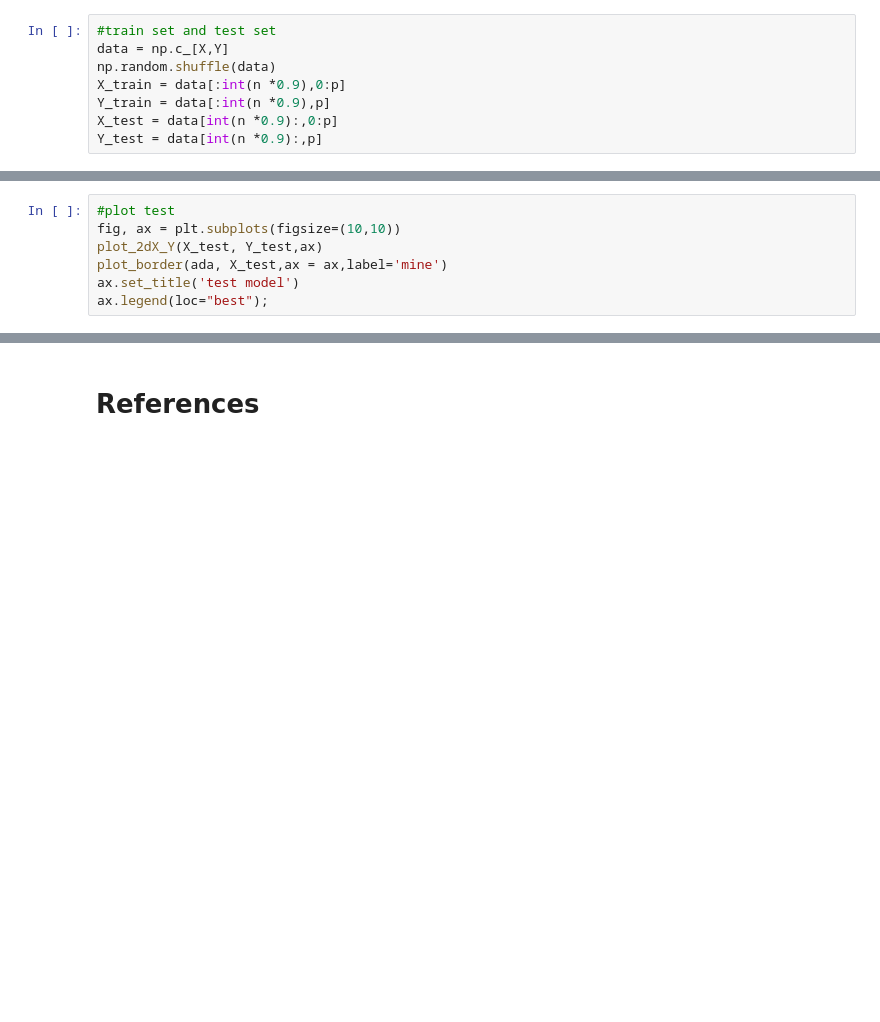
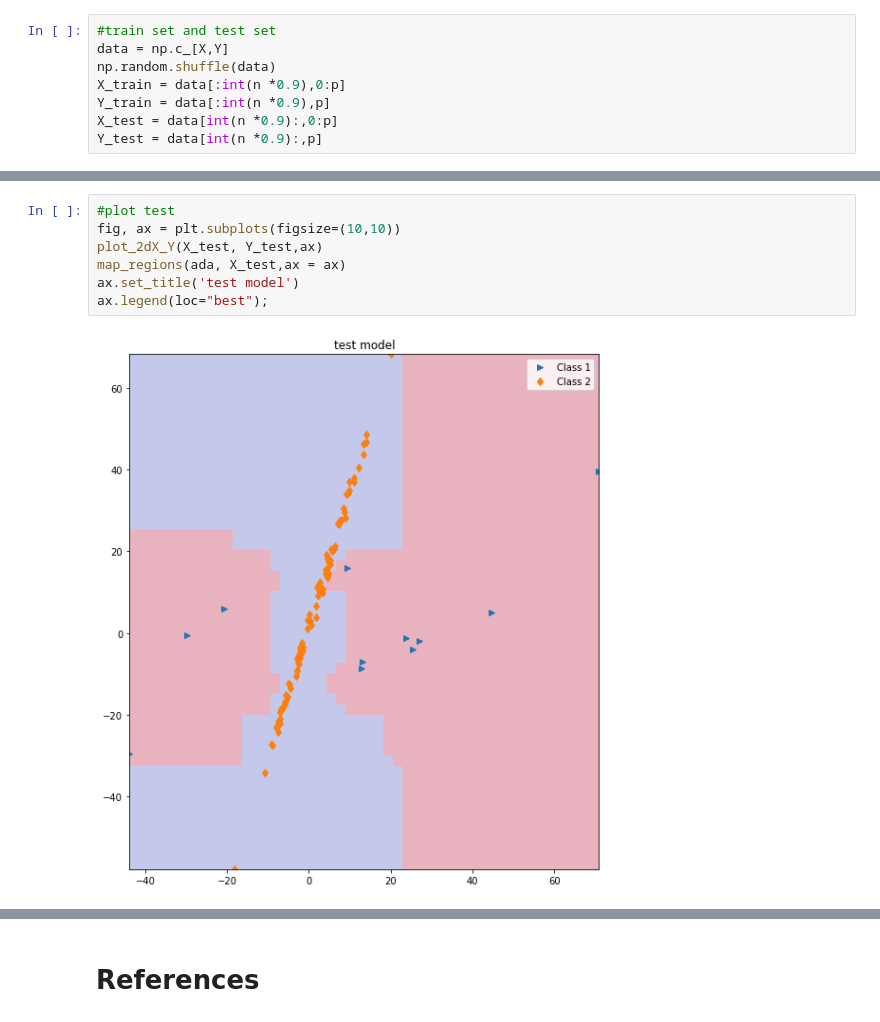
Before and after one commit to racousin/algorithms_basics_python, a Jupyter notebook: binary_classification/adaboost_classifier.ipynb, the cells around one changed output, grey strips where cells are left out. Drawn from its saved outputs; the diff is of its cells as text; blank space fills up the shorter version.

```diff
--- a/binary_classification/adaboost_classifier.ipynb
+++ b/binary_classification/adaboost_classifier.ipynb
@@ -240,9 +238,11 @@ get_metrics(lr, X_train, Y_train)
 # %%
 #plot test
 fig, ax = plt.subplots(figsize=(10,10))
 plot_2dX_Y(X_test, Y_test,ax)
-plot_border(ada, X_test,ax = ax,label='mine')
+map_regions(ada, X_test,ax = ax)
 ax.set_title('test model')
 ax.legend(loc="best");
+# %% [output]
+[figure, added]
 # %%
 #metrics test
```
Also changed, not shown: parts of 9 cells of this notebook.
